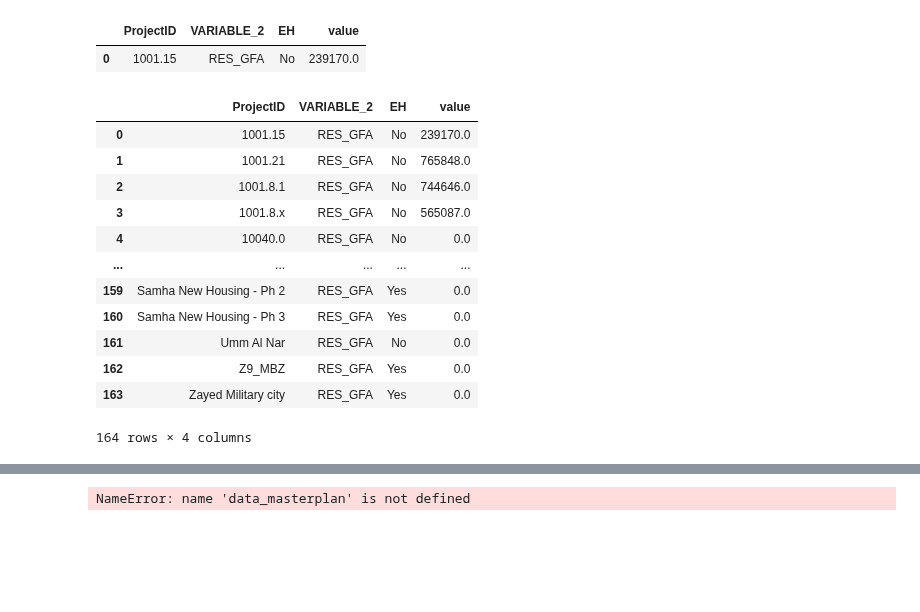
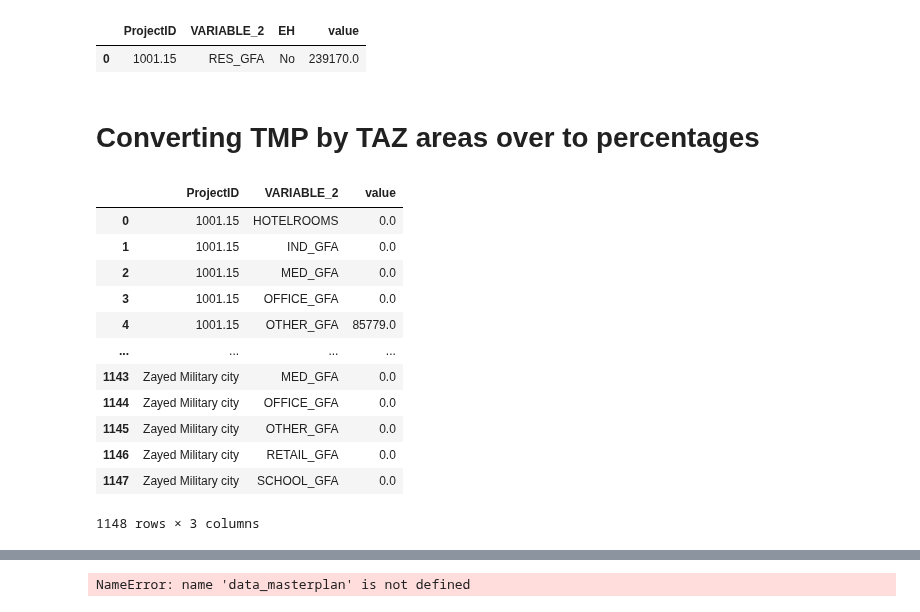
Before and after one commit to BuroHappoldLegacySoup/PlanCapitalLandModel, a Jupyter notebook: Module 1 Masterplan to TAZ Allocation.ipynb, the cells around one changed output, grey strips where cells are left out. Cells and saved outputs as stored; diff of their text form; code cells hidden in the pictures; blank space fills up the shorter version.

```diff
--- a/Module 1 Masterplan to TAZ Allocation.ipynb
+++ b/Module 1 Masterplan to TAZ Allocation.ipynb
@@ -252,19 +284,21 @@ masterplan_aligned_tmp_res_split.head(1)
 # %% [output]
 |  | ProjectID | VARIABLE_2 | EH | value |
 | 0 | 1001.15 | RES_GFA | No | 239170.0 |
-# %%
-masterplan_aligned_tmp_res_split
-# %% [output]
-|  | ProjectID | VARIABLE_2 | EH | value |
-| 0 | 1001.15 | RES_GFA | No | 239170.0 |
-| 1 | 1001.21 | RES_GFA | No | 765848.0 |
-| 2 | 1001.8.1 | RES_GFA | No | 744646.0 |
-| 3 | 1001.8.x | RES_GFA | No | 565087.0 |
-| 4 | 10040.0 | RES_GFA | No | 0.0 |
-| ... | ... | ... | ... | ... |
-| 159 | Samha New Housing - Ph 2 | RES_GFA | Yes | 0.0 |
-| 160 | Samha New Housing - Ph 3 | RES_GFA | Yes | 0.0 |
-| 161 | Umm Al Nar | RES_GFA | No | 0.0 |
-| 162 | Z9_MBZ | RES_GFA | Yes | 0.0 |
-| 163 | Zayed Military city | RES_GFA | Yes | 0.0 |
-164 rows × 4 columns
+# %% [markdown]
+# Converting TMP by TAZ areas over to percentages
+# %%
+masterplan_aligned_tmp_nonres_split
+# %% [output]
+|  | ProjectID | VARIABLE_2 | value |
+| 0 | 1001.15 | HOTELROOMS | 0.0 |
+| 1 | 1001.15 | IND_GFA | 0.0 |
+| 2 | 1001.15 | MED_GFA | 0.0 |
+| 3 | 1001.15 | OFFICE_GFA | 0.0 |
+| 4 | 1001.15 | OTHER_GFA | 85779.0 |
+| ... | ... | ... | ... |
+| 1143 | Zayed Military city | MED_GFA | 0.0 |
+| 1144 | Zayed Military city | OFFICE_GFA | 0.0 |
+| 1145 | Zayed Military city | OTHER_GFA | 0.0 |
+| 1146 | Zayed Military city | RETAIL_GFA | 0.0 |
+| 1147 | Zayed Military city | SCHOOL_GFA | 0.0 |
+1148 rows × 3 columns
```
Also changed, not shown: parts of 8 cells of this notebook.
